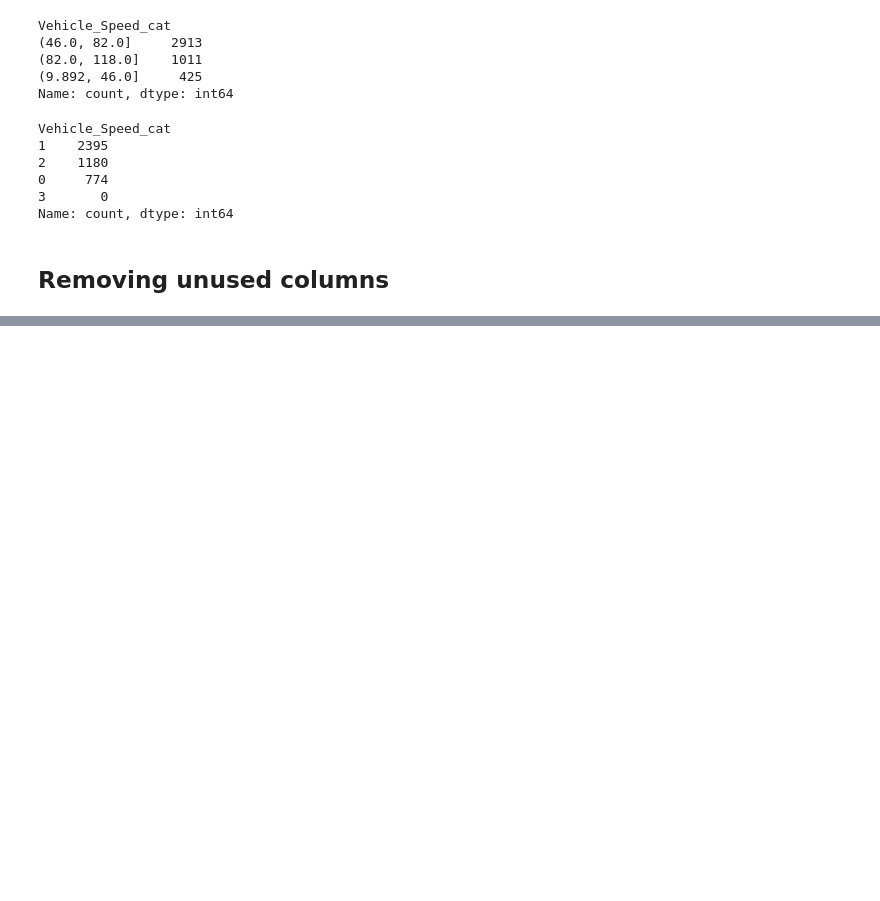
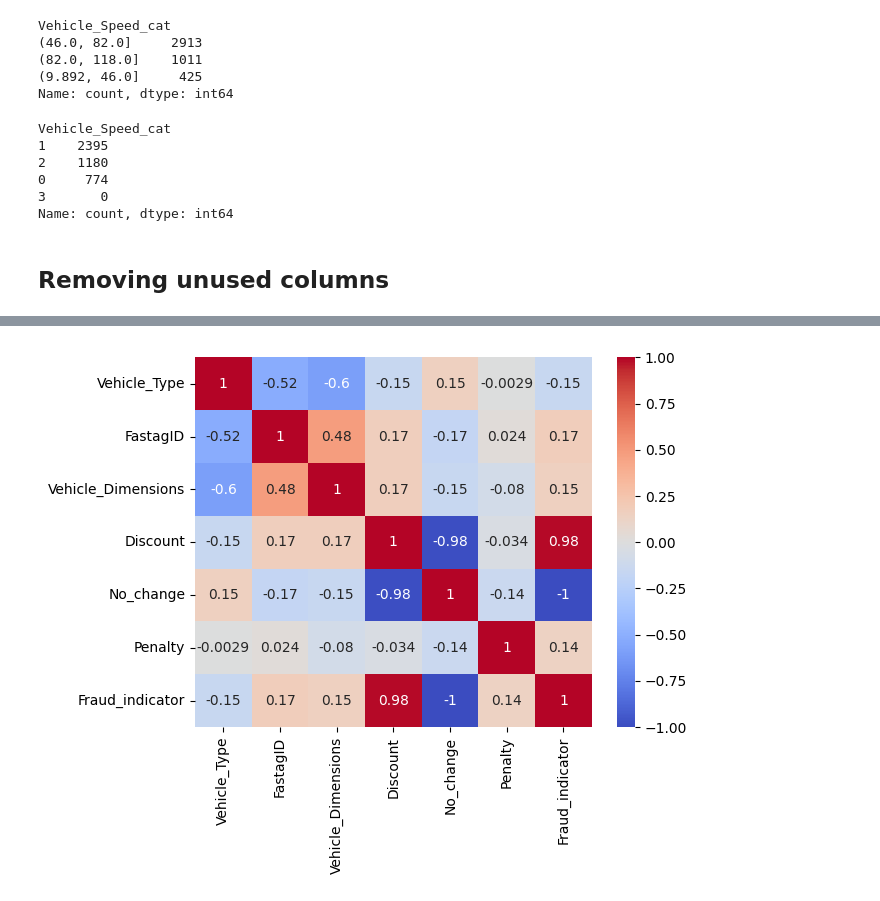
Before and after one commit to barrenha95/maturity_1_local_modularized_deploy, a Jupyter notebook: support_files/analysis.ipynb, the cells around one changed output, grey strips where cells are left out. Cells and saved outputs as stored; diff of their text form; code cells hidden in the pictures; blank space fills up the shorter version.

```diff
--- a/support_files/analysis.ipynb
+++ b/support_files/analysis.ipynb
@@ -406,0 +438,3 @@ X_Train.head(5)
+# %%
+feature_selection_df = pd.concat([X_train, y_train], axis=1)
+corr_matrix = feature_selection_df.corr(numeric_only=True)
@@ -406,0 +455,7 @@ X_Train.head(5)
+# %%
+## tollboothid, lane_type, hour, and day has almost no influence
+##
+sns.heatmap(corr_matrix, annot=True, cmap="coolwarm")
+plt.show()
+# %% [output]
+[figure, added]
```
Also changed, not shown: parts of 16 cells of this notebook, 5 other files.
